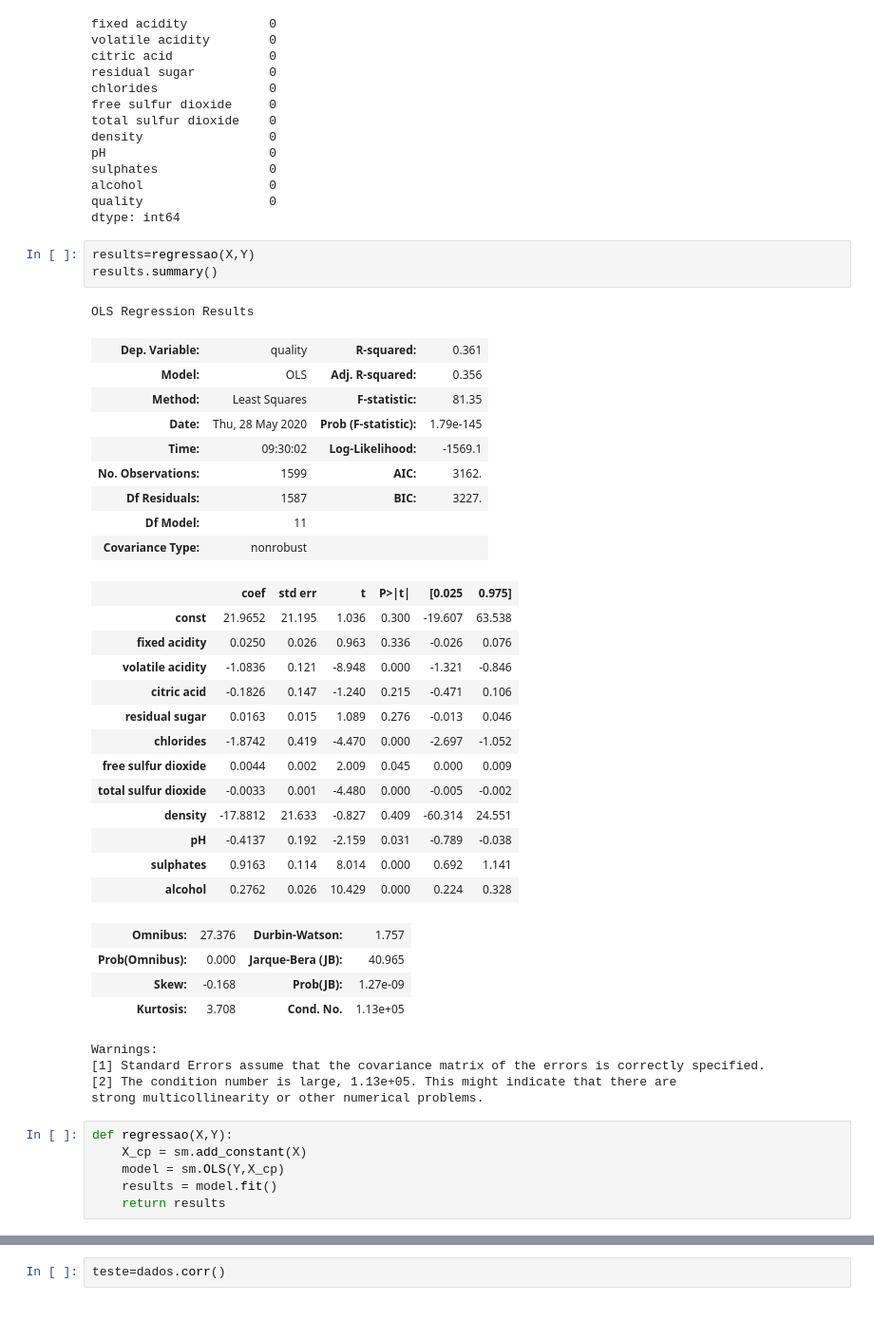
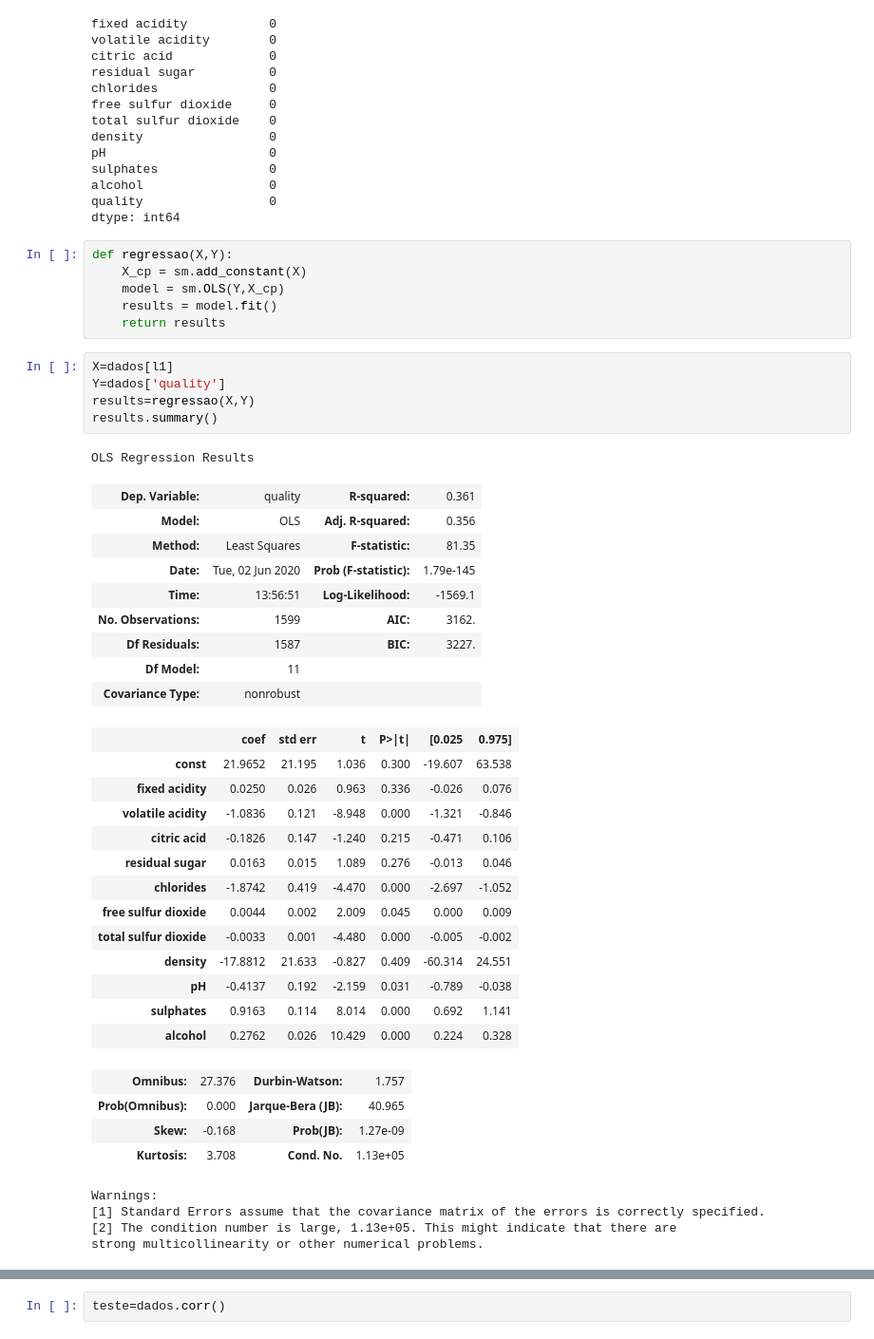
Before and after one commit to robertoschno/Projeto_Final_CD, a Jupyter notebook: Wine_quality_prediction.ipynb, the cells around one changed output, grey strips where cells are left out. Shown at 95% size. Cells and saved outputs as stored; diff of their text form.

```diff
--- a/Wine_quality_prediction.ipynb
+++ b/Wine_quality_prediction.ipynb
@@ -35,44 +80,46 @@ sulphates               0
 alcohol                 0
 quality                 0
 dtype: int64
-# %%
-results=regressao(X,Y)
-results.summary()
-# %% [output]
-OLS Regression Results
-| Dep. Variable: | quality | R-squared: | 0.361 |
-| Model: | OLS | Adj. R-squared: | 0.356 |
-| Method: | Least Squares | F-statistic: | 81.35 |
-| Date: | Thu, 28 May 2020 | Prob (F-statistic): | 1.79e-145 |
-| Time: | 09:30:02 | Log-Likelihood: | -1569.1 |
-| No. Observations: | 1599 | AIC: | 3162. |
-| Df Residuals: | 1587 | BIC: | 3227. |
-| Df Model: | 11 |  |  |
-| Covariance Type: | nonrobust |  |  |
-|  | coef | std err | t | P>|t| | [0.025 | 0.975] |
-| const | 21.9652 | 21.195 | 1.036 | 0.300 | -19.607 | 63.538 |
-| fixed acidity | 0.0250 | 0.026 | 0.963 | 0.336 | -0.026 | 0.076 |
-| volatile acidity | -1.0836 | 0.121 | -8.948 | 0.000 | -1.321 | -0.846 |
-| citric acid | -0.1826 | 0.147 | -1.240 | 0.215 | -0.471 | 0.106 |
-| residual sugar | 0.0163 | 0.015 | 1.089 | 0.276 | -0.013 | 0.046 |
-| chlorides | -1.8742 | 0.419 | -4.470 | 0.000 | -2.697 | -1.052 |
-| free sulfur dioxide | 0.0044 | 0.002 | 2.009 | 0.045 | 0.000 | 0.009 |
-| total sulfur dioxide | -0.0033 | 0.001 | -4.480 | 0.000 | -0.005 | -0.002 |
-| density | -17.8812 | 21.633 | -0.827 | 0.409 | -60.314 | 24.551 |
-| pH | -0.4137 | 0.192 | -2.159 | 0.031 | -0.789 | -0.038 |
-| sulphates | 0.9163 | 0.114 | 8.014 | 0.000 | 0.692 | 1.141 |
-| alcohol | 0.2762 | 0.026 | 10.429 | 0.000 | 0.224 | 0.328 |
-| Omnibus: | 27.376 | Durbin-Watson: | 1.757 |
-| Prob(Omnibus): | 0.000 | Jarque-Bera (JB): | 40.965 |
-| Skew: | -0.168 | Prob(JB): | 1.27e-09 |
-| Kurtosis: | 3.708 | Cond. No. | 1.13e+05 |
-Warnings:
-[1] Standard Errors assume that the covariance matrix of the errors is correctly specified.
-[2] The condition number is large, 1.13e+05. This might indicate that there are
-strong multicollinearity or other numerical problems.
 # %%
 def regressao(X,Y):
     X_cp = sm.add_constant(X)
     model = sm.OLS(Y,X_cp)
     results = model.fit()
     return results
+# %%
+X=dados[l1]
+Y=dados['quality']
+results=regressao(X,Y)
+results.summary()
+# %% [output]
+OLS Regression Results
+| Dep. Variable: | quality | R-squared: | 0.361 |
+| Model: | OLS | Adj. R-squared: | 0.356 |
+| Method: | Least Squares | F-statistic: | 81.35 |
+| Date: | Tue, 02 Jun 2020 | Prob (F-statistic): | 1.79e-145 |
+| Time: | 13:56:51 | Log-Likelihood: | -1569.1 |
+| No. Observations: | 1599 | AIC: | 3162. |
+| Df Residuals: | 1587 | BIC: | 3227. |
+| Df Model: | 11 |  |  |
+| Covariance Type: | nonrobust |  |  |
+|  | coef | std err | t | P>|t| | [0.025 | 0.975] |
+| const | 21.9652 | 21.195 | 1.036 | 0.300 | -19.607 | 63.538 |
+| fixed acidity | 0.0250 | 0.026 | 0.963 | 0.336 | -0.026 | 0.076 |
+| volatile acidity | -1.0836 | 0.121 | -8.948 | 0.000 | -1.321 | -0.846 |
+| citric acid | -0.1826 | 0.147 | -1.240 | 0.215 | -0.471 | 0.106 |
+| residual sugar | 0.0163 | 0.015 | 1.089 | 0.276 | -0.013 | 0.046 |
+| chlorides | -1.8742 | 0.419 | -4.470 | 0.000 | -2.697 | -1.052 |
+| free sulfur dioxide | 0.0044 | 0.002 | 2.009 | 0.045 | 0.000 | 0.009 |
+| total sulfur dioxide | -0.0033 | 0.001 | -4.480 | 0.000 | -0.005 | -0.002 |
+| density | -17.8812 | 21.633 | -0.827 | 0.409 | -60.314 | 24.551 |
+| pH | -0.4137 | 0.192 | -2.159 | 0.031 | -0.789 | -0.038 |
+| sulphates | 0.9163 | 0.114 | 8.014 | 0.000 | 0.692 | 1.141 |
+| alcohol | 0.2762 | 0.026 | 10.429 | 0.000 | 0.224 | 0.328 |
+| Omnibus: | 27.376 | Durbin-Watson: | 1.757 |
+| Prob(Omnibus): | 0.000 | Jarque-Bera (JB): | 40.965 |
+| Skew: | -0.168 | Prob(JB): | 1.27e-09 |
+| Kurtosis: | 3.708 | Cond. No. | 1.13e+05 |
+Warnings:
+[1] Standard Errors assume that the covariance matrix of the errors is correctly specified.
+[2] The condition number is large, 1.13e+05. This might indicate that there are
+strong multicollinearity or other numerical problems.
```
Also changed, not shown: parts of 5 cells of this notebook.
